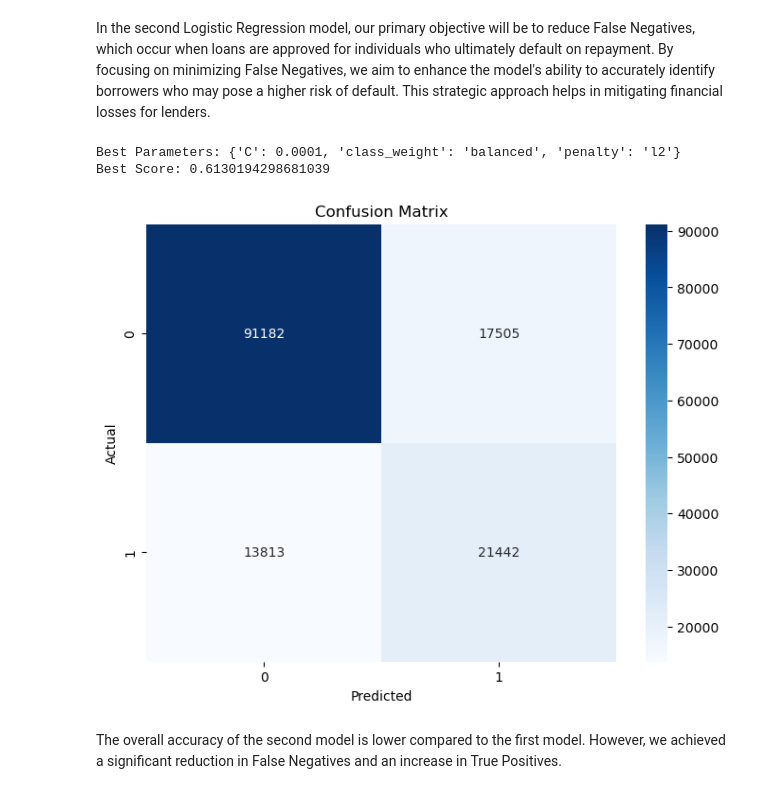
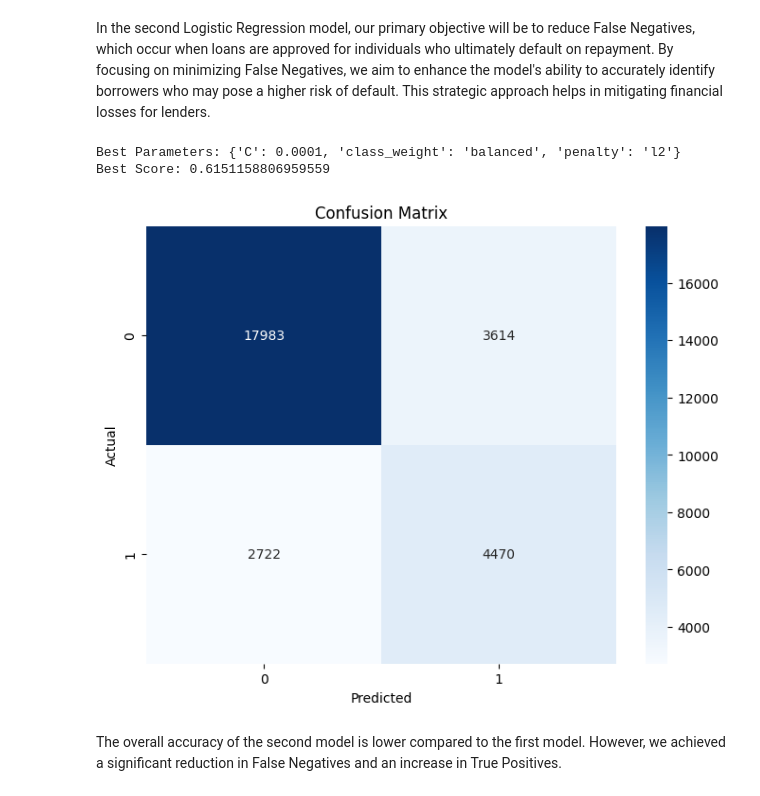
Before and after one commit to BartlomiejGaw/Loan_Default_Prediction, a Jupyter notebook: Loan_Default_Prediction.ipynb, the cells around one changed output. Saved outputs shown, nothing was run; the diff lists cells and outputs as text; code cells hidden in the pictures.

```diff
--- a/Loan_Default_Prediction.ipynb
+++ b/Loan_Default_Prediction.ipynb
@@ -105,6 +92,7 @@ df_enc_scal.head()
 5 rows × 27 columns
 # %%
 X, y = df_enc_scal.drop('Status', axis=1), df_enc_scal.Status
+X_train, X_test, y_train, y_test = train_test_split(X, y, test_size = 0.2, random_state = 42)
 # %% [markdown]
 # Logistic Regression
 # %% [markdown]
@@ -119,7 +107,7 @@ param_grid_log = {
     'class_weight':[None, 'balanced']
 }
 grid_search_logistic = GridSearchCV(logistic_model, param_grid_log, cv=5, n_jobs=-1)
-grid_search_logistic.fit(X, y)
+grid_search_logistic.fit(X_train, y_train)
 
 print("Best Parameters:", grid_search_logistic.best_params_)
 print("Best Score:", grid_search_logistic.best_score_)
@@ -148,25 +136,25 @@ param_grid_log_rec = {
     'class_weight':[None, 'balanced']
 }
 grid_search_logistic_rec = GridSearchCV(logistic_model_rec, param_grid_log_rec, cv=5, n_jobs=-1, scoring='recall')
-grid_search_logistic_rec.fit(X, y)
+grid_search_logistic_rec.fit(X_train, y_train)
 
 print("Best Parameters:", grid_search_logistic_rec.best_params_)
 print("Best Score:", grid_search_logistic_rec.best_score_)
 # %% [output]
 Best Parameters: {'C': 0.0001, 'class_weight': 'balanced', 'penalty': 'l2'}
-Best Score: 0.6130194298681039
+Best Score: 0.6151158806959559
 # %%
-y_rec_pred = grid_search_logistic_rec.best_estimator_.predict(X)
-cm_log_rec = confusion_matrix(y,y_rec_pred)
+y_rec_pred = grid_search_logistic_rec.best_estimator_.predict(X_test)
+cm_log_rec = confusion_matrix(y_test,y_rec_pred)
 
 plt.figure(figsize=(8, 6))
 sns.heatmap(cm_log_rec, annot=True, fmt='d', cmap='Blues')
 plt.ylabel('Actual')
 plt.xlabel('Predicted')
 plt.title('Confusion Matrix')
 plt.show()
 # %% [output]
-[figure, old version]
+[figure, new version]
 # %% [markdown]
 The overall accuracy of the second model is lower compared to the first model. However, we achieved a significant reduction in False Negatives and an increase in True Positives.
 # %% [markdown]
```
Also changed, not shown: parts of 9 cells of this notebook, 1 other file.
